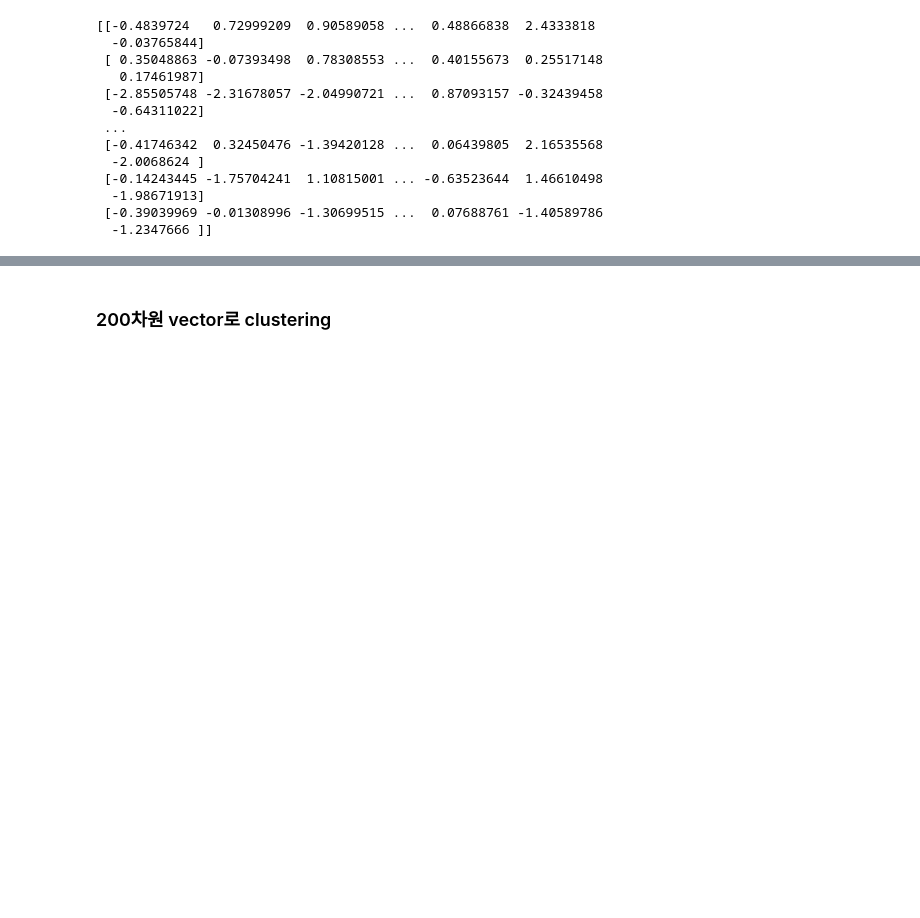
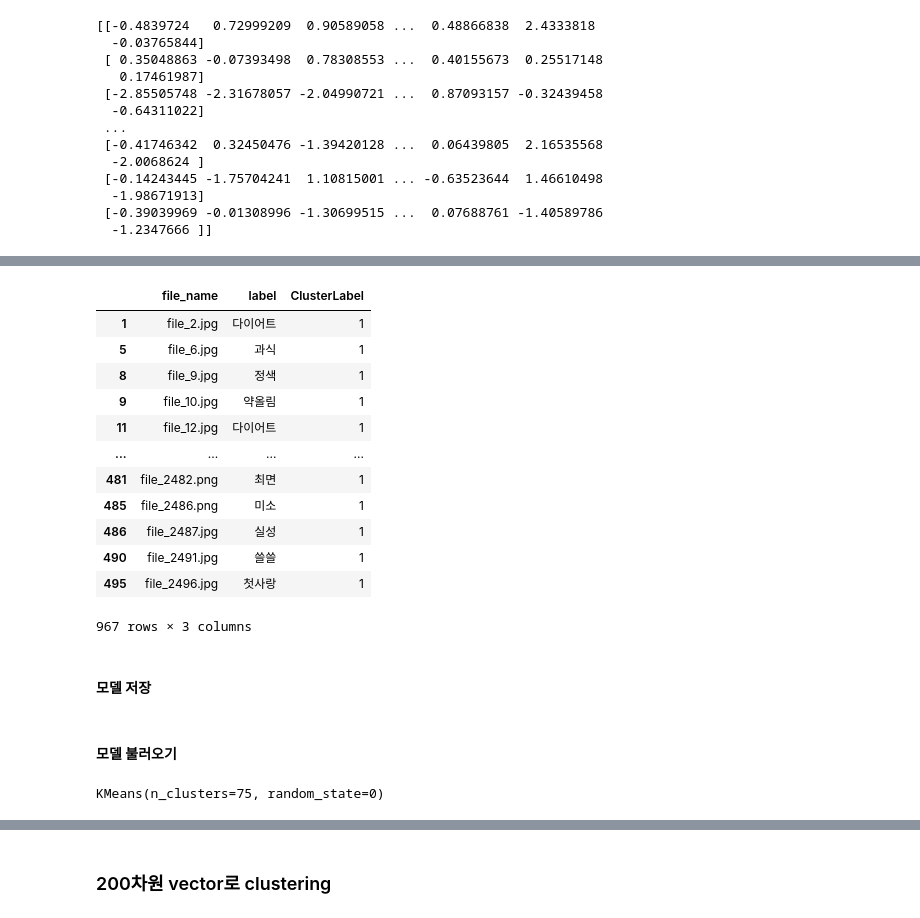
Before and after one commit to hurontrara/hufs-ml-mlserver, a Jupyter notebook: word2vec-KMEANS.ipynb, the cells around one changed output, grey strips where cells are left out. Saved outputs shown, nothing was run; the diff lists cells and outputs as text; code cells hidden in the pictures; blank space fills up the shorter version.

```diff
--- a/word2vec-KMEANS.ipynb
+++ b/word2vec-KMEANS.ipynb
@@ -215,0 +271,18 @@ print(embedding_matrix)
+# %%
+data[data['ClusterLabel'] == 1]
+# %% [output]
+|  | file_name | label | ClusterLabel |
+| 1 | file_2.jpg | 다이어트 | 1 |
+| 5 | file_6.jpg | 과식 | 1 |
+| 8 | file_9.jpg | 정색 | 1 |
+| 9 | file_10.jpg | 약올림 | 1 |
+| 11 | file_12.jpg | 다이어트 | 1 |
+| ... | ... | ... | ... |
+| 481 | file_2482.png | 최면 | 1 |
+| 485 | file_2486.png | 미소 | 1 |
+| 486 | file_2487.jpg | 실성 | 1 |
+| 490 | file_2491.jpg | 쓸쓸 | 1 |
+| 495 | file_2496.jpg | 첫사랑 | 1 |
+967 rows × 3 columns
+# %% [markdown]
+#### 모델 저장
@@ -216,3 +293,11 @@ print(embedding_matrix)
+# %% [markdown]
+#### 모델 불러오기
+# %%
+with open("KMEANS-200vec-75cluster", 'rb') as f:
+    mod = pickle.load(f)
+mod
+# %% [output]
+KMeans(n_clusters=75, random_state=0)
 # %%
 !pip install scikit-learn
 from sklearn.decomposition import PCA
```
Also changed, not shown: parts of 12 cells of this notebook.
